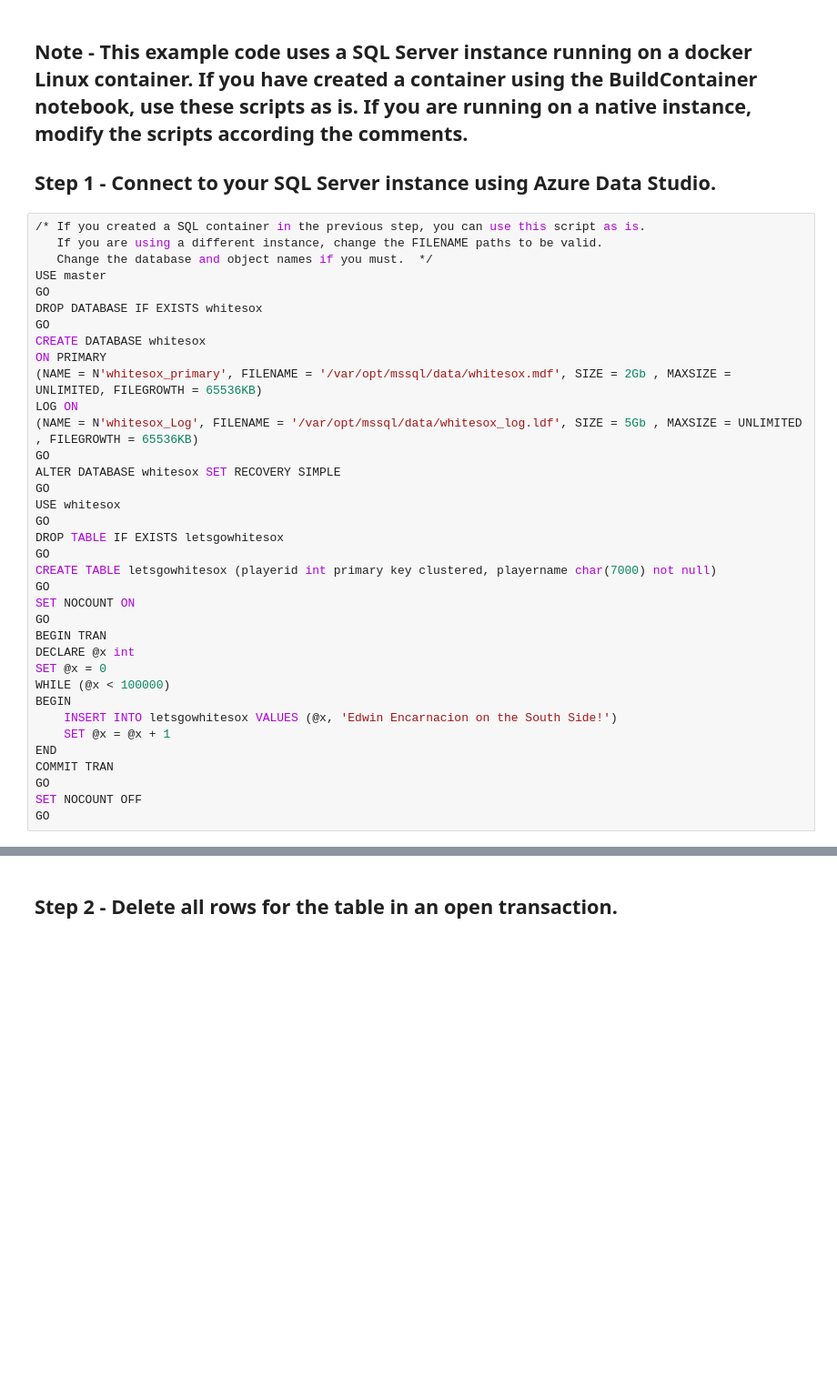
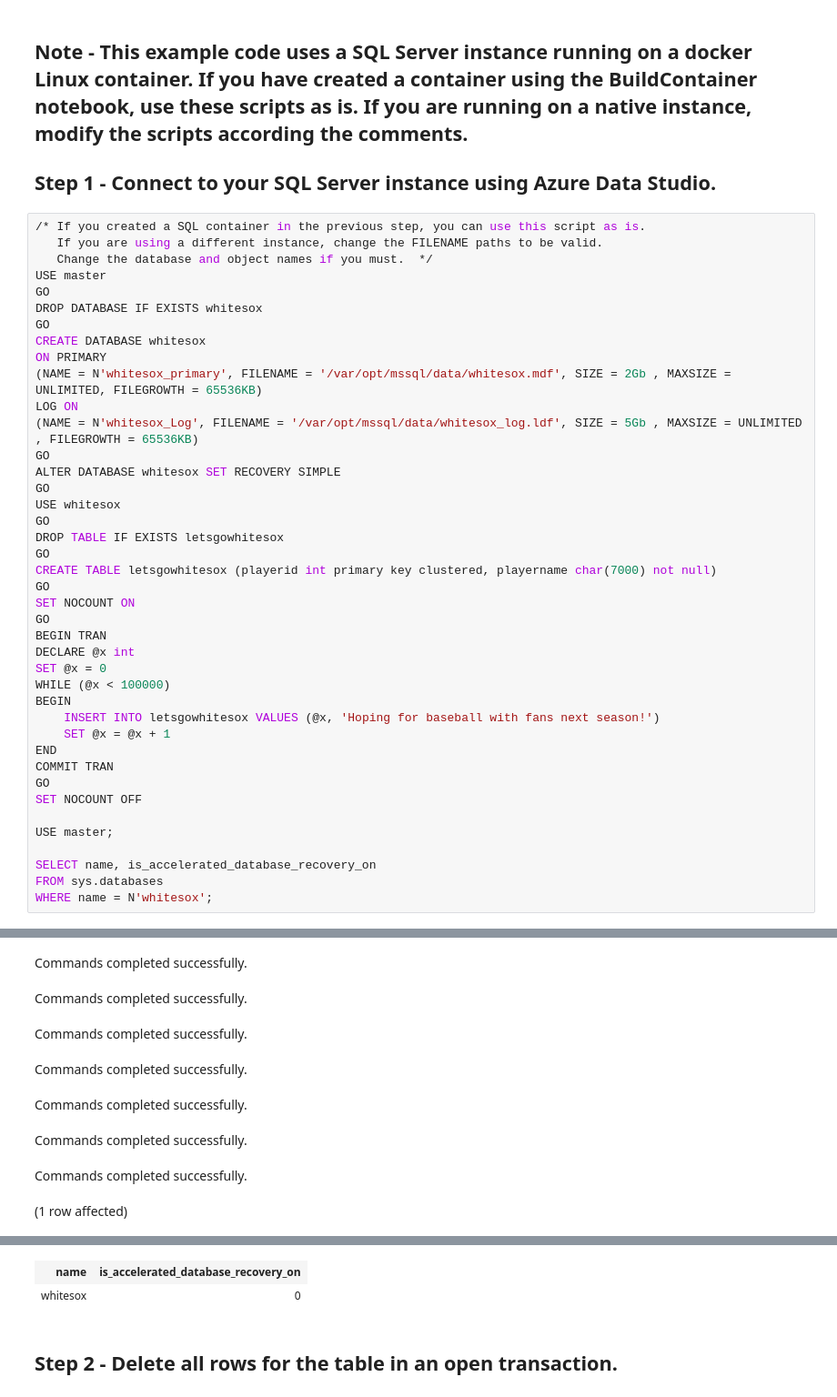
Before and after one commit to skreebydba/MinnesotaPresentation, a Jupyter notebook: BasicADR.ipynb, the cells around one changed output, grey strips where cells are left out. Shown: that part at 91% size. Drawn from its saved outputs; the diff is of its cells as text; blank space fills up the shorter version.

```diff
--- a/BasicADR.ipynb
+++ b/BasicADR.ipynb
@@ -31,10 +31,16 @@ DECLARE @x int
 SET @x = 0
 WHILE (@x < 100000)
 BEGIN
-	INSERT INTO letsgowhitesox VALUES (@x, 'Edwin Encarnacion on the South Side!')
+	INSERT INTO letsgowhitesox VALUES (@x, 'Hoping for baseball with fans next season!')
 	SET @x = @x + 1
 END
 COMMIT TRAN
 GO
 SET NOCOUNT OFF
-GO
+
+USE master;
+
+SELECT name, is_accelerated_database_recovery_on
+FROM sys.databases
+WHERE name = N'whitesox';
+# %% [output]
@@ -40,0 +49,8 @@ GO
+Commands completed successfully.
+Commands completed successfully.
+Commands completed successfully.
+Commands completed successfully.
+Commands completed successfully.
+Commands completed successfully.
+Commands completed successfully.
+(1 row affected)
@@ -41,3 +58,5 @@ GO
+| name | is_accelerated_database_recovery_on |
+| whitesox | 0 |
 # %% [markdown]
 ## Step 2 - Delete all rows for the table in an open transaction.
 # %%
```
Also changed, not shown: parts of 8 cells of this notebook, 7 other files.
